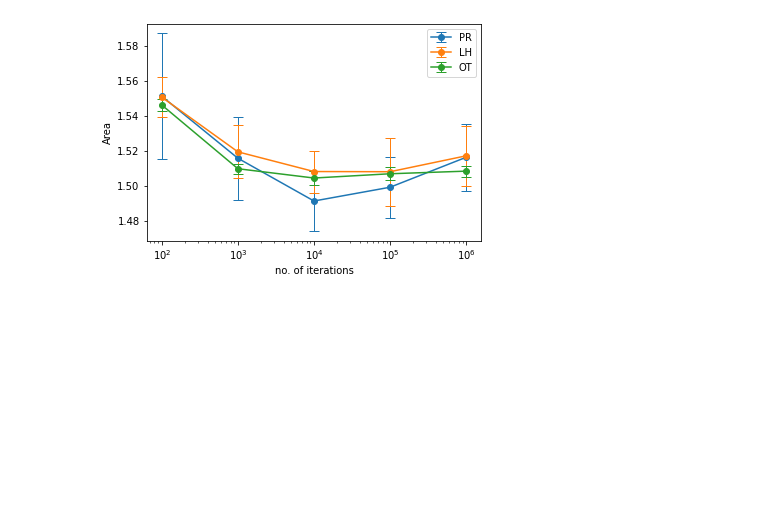
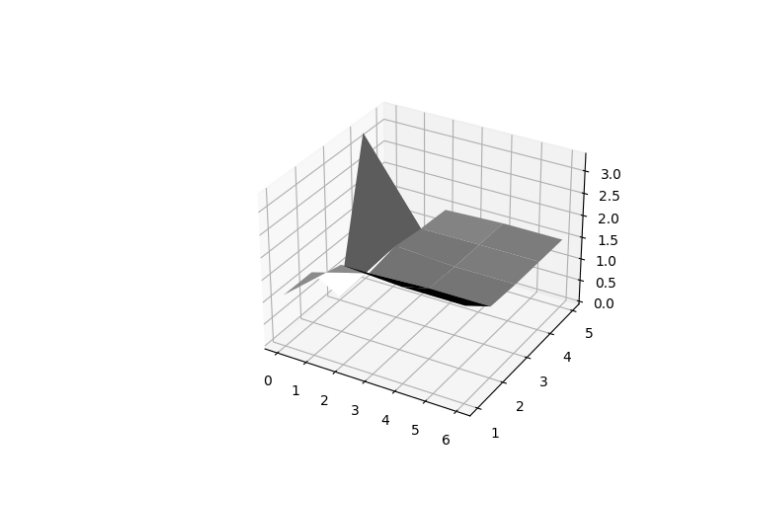
Before and after one commit to PaulHosek/Stochastic_simulation, a Jupyter notebook: mandeltests.ipynb, the cells around one changed output. Saved outputs shown, nothing was run; the diff lists cells and outputs as text; code cells hidden in the pictures; blank space fills up the shorter version.

```diff
--- a/mandeltests.ipynb
+++ b/mandeltests.ipynb
@@ -31,15 +85,18 @@ Iteration 1000000 done
+# %%
+fig3 = plt.figure()
+ax3 = plt.axes(projection='3d')
+ax3.plot_surface(X, Y, A_ot[:,:,0], cmap='Greys')
+plt.show()
+# %% [output]
+[figure, added]
 # %%
 fig, ax = plt.subplots()
-# plt.plot(i, A_pr[:,0])
-plt.errorbar(i, A_pr[::2], A_pr[1::2], fmt='o-', capsize=5, elinewidth=1)
-# plt.plot(i, A_lh[:,0])
-plt.errorbar(i, A_lh[::2], A_lh[1::2], fmt='o-', capsize=5, elinewidth=1)
-# plt.plot(i, A_ot[:,0])
-plt.errorbar(i, A_ot[::2], A_ot[1::2], fmt='o-', capsize=5, elinewidth=1)
+plt.errorbar(iterations, A_pr[:,0], A_pr[:,1], fmt='o-', capsize=5, elinewidth=1)
+plt.errorbar(iterations, A_lh[:,0], A_lh[:,1], fmt='o-', capsize=5, elinewidth=1)
+plt.errorbar(iterations, A_ot[:,0], A_ot[:,1], fmt='o-', capsize=5, elinewidth=1)
+
 plt.legend(['PR', 'LH', 'OT'])
 ax.set_xscale('log')
 plt.ylabel('Area')
 plt.xlabel('no. of iterations')
 plt.show()
-# %% [output]
-[figure, removed]
```
Also changed, not shown: parts of 9 cells of this notebook, 7 other files.
